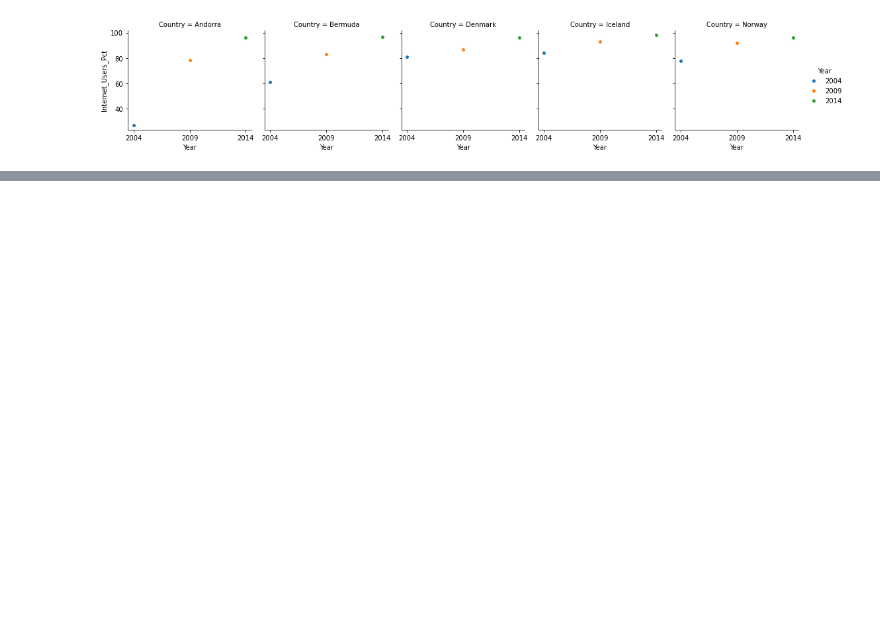
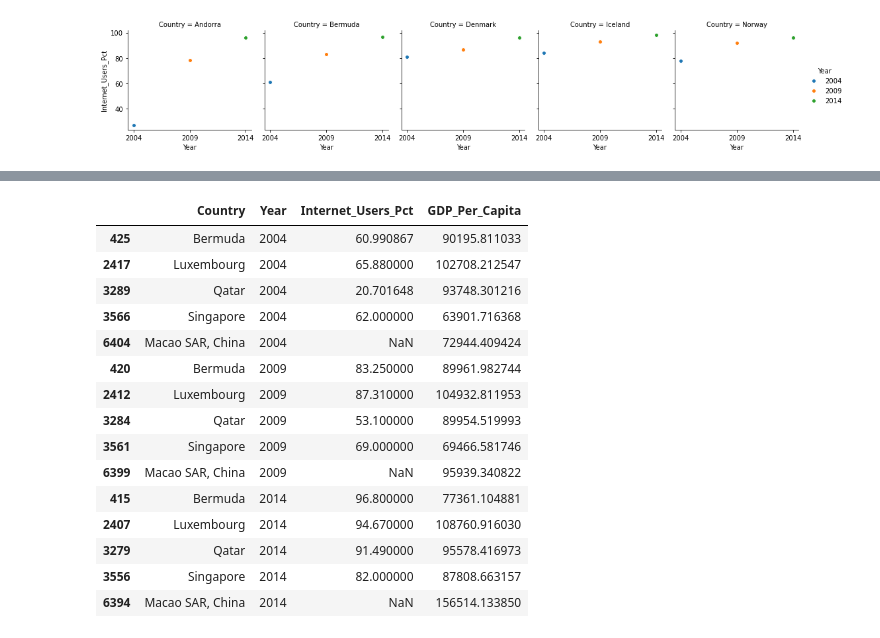
Before and after one commit to NSS-Full-Time-Data-Analytics-7/gdp-and-internet-usage-LaurenDellaRusso, a Jupyter notebook: notebooks/UN _data.ipynb, the cells around one changed output, grey strips where cells are left out. Saved outputs shown, nothing was run; the diff lists cells and outputs as text; code cells hidden in the pictures; blank space fills up the shorter version.

```diff
--- a/notebooks/UN _data.ipynb
+++ b/notebooks/UN _data.ipynb
@@ -477,0 +597,20 @@ graph.map_dataframe(plt.scatter, 'Year', 'Internet_Users_Pct', edgecolor ="w").a
+# %%
+df_hi_5_gdp = pd.concat([gdpnew04, gdpnew09, gdpnew14 ])
+df_hi_5_gdp
+# %% [output]
+|  | Country | Year | Internet_Users_Pct | GDP_Per_Capita |
+| 425 | Bermuda | 2004 | 60.990867 | 90195.811033 |
+| 2417 | Luxembourg | 2004 | 65.880000 | 102708.212547 |
+| 3289 | Qatar | 2004 | 20.701648 | 93748.301216 |
+| 3566 | Singapore | 2004 | 62.000000 | 63901.716368 |
+| 6404 | Macao SAR, China | 2004 | NaN | 72944.409424 |
+| 420 | Bermuda | 2009 | 83.250000 | 89961.982744 |
+| 2412 | Luxembourg | 2009 | 87.310000 | 104932.811953 |
+| 3284 | Qatar | 2009 | 53.100000 | 89954.519993 |
+| 3561 | Singapore | 2009 | 69.000000 | 69466.581746 |
+| 6399 | Macao SAR, China | 2009 | NaN | 95939.340822 |
+| 415 | Bermuda | 2014 | 96.800000 | 77361.104881 |
+| 2407 | Luxembourg | 2014 | 94.670000 | 108760.916030 |
+| 3279 | Qatar | 2014 | 91.490000 | 95578.416973 |
+| 3556 | Singapore | 2014 | 82.000000 | 87808.663157 |
+| 6394 | Macao SAR, China | 2014 | NaN | 156514.133850 |
```
Also changed, not shown: parts of 16 cells of this notebook.
